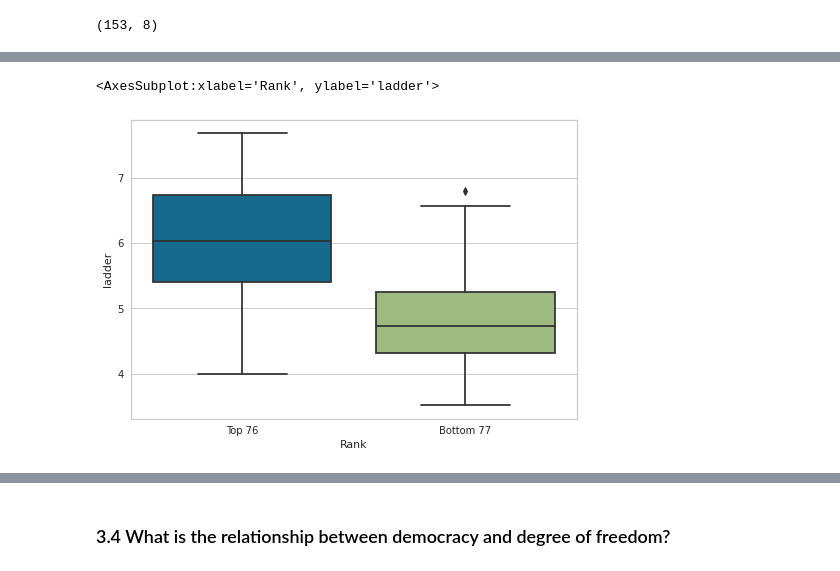
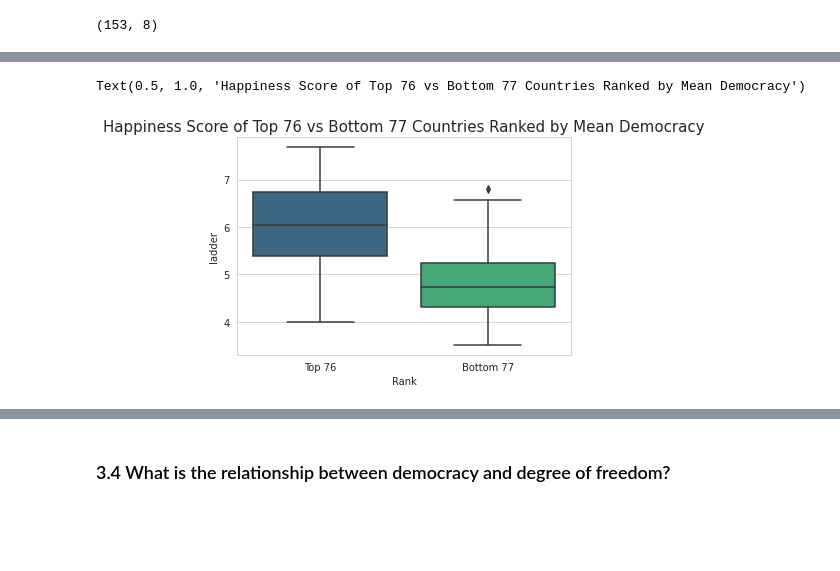
Before and after one commit to KenOafallasDLSU/DATASCI-Tableau-MCO2, a Jupyter notebook: ds_proj.ipynb, the cells around one changed output, grey strips where cells are left out. Saved outputs shown, nothing was run; the diff lists cells and outputs as text; code cells hidden in the pictures; blank space fills up the shorter version.

```diff
--- a/ds_proj.ipynb
+++ b/ds_proj.ipynb
@@ -1075,11 +1035,12 @@ Text(0.5, 1.0, 'Mean Happiness Score of Top 76 vs Bottom 77 Countries Ranked by
 # %%
 top_country_democracy = country_average.sort_values("mean_democracy", ascending=False)
 top_country_democracy = top_country_democracy.reset_index()
 top_country_democracy = top_country_democracy.drop(columns=['index'])
 
 # Label the rank 1 to 76 as 'Top 76', and rank 77 to 153 as 'Bottom 77'
 top_country_democracy['Rank'] = np.where(top_country_democracy.iloc[0:153].index < 76, 'Top 76', 'Bottom 77')
-sns.boxplot(x="Rank", y="ladder", data=top_country_democracy)
+top_country_democracy_plot = sns.boxplot(x="Rank", y="ladder", data=top_country_democracy, palette='viridis')
+top_country_democracy_plot.set_title('Happiness Score of Top 76 vs Bottom 77 Countries Ranked by Mean Democracy', fontsize=15)
 # %% [output]
-<AxesSubplot:xlabel='Rank', ylabel='ladder'>
+Text(0.5, 1.0, 'Happiness Score of Top 76 vs Bottom 77 Countries Ranked by Mean Democracy')
-[figure, old version]
+[figure, new version]
```
Also changed, not shown: parts of 31 cells of this notebook.
